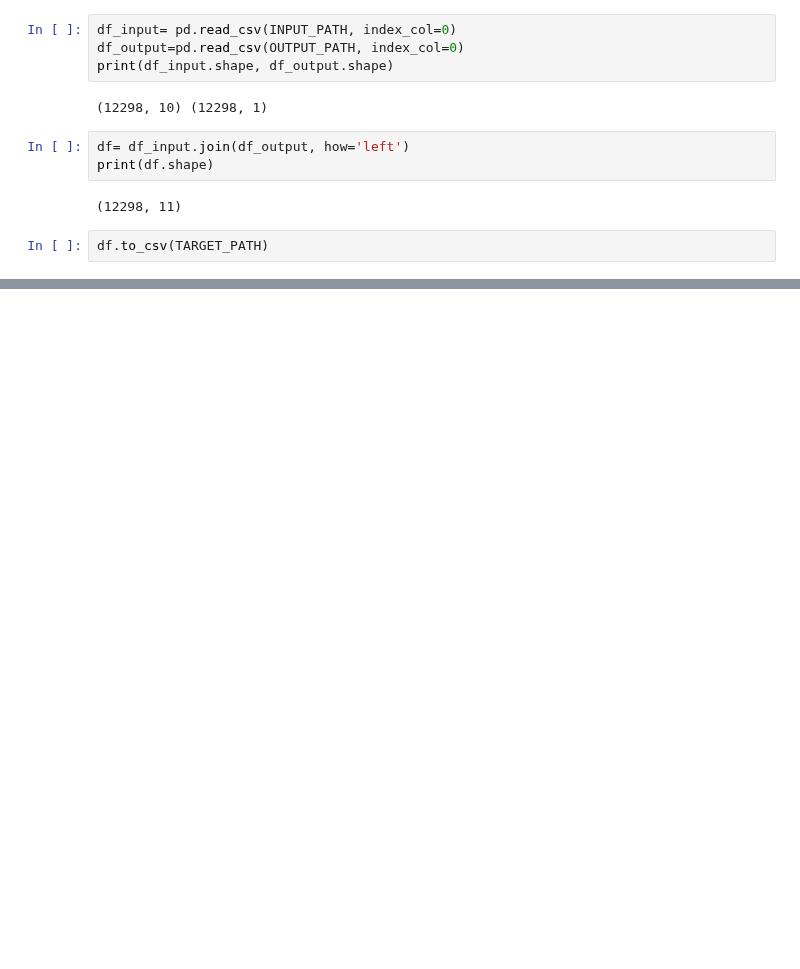
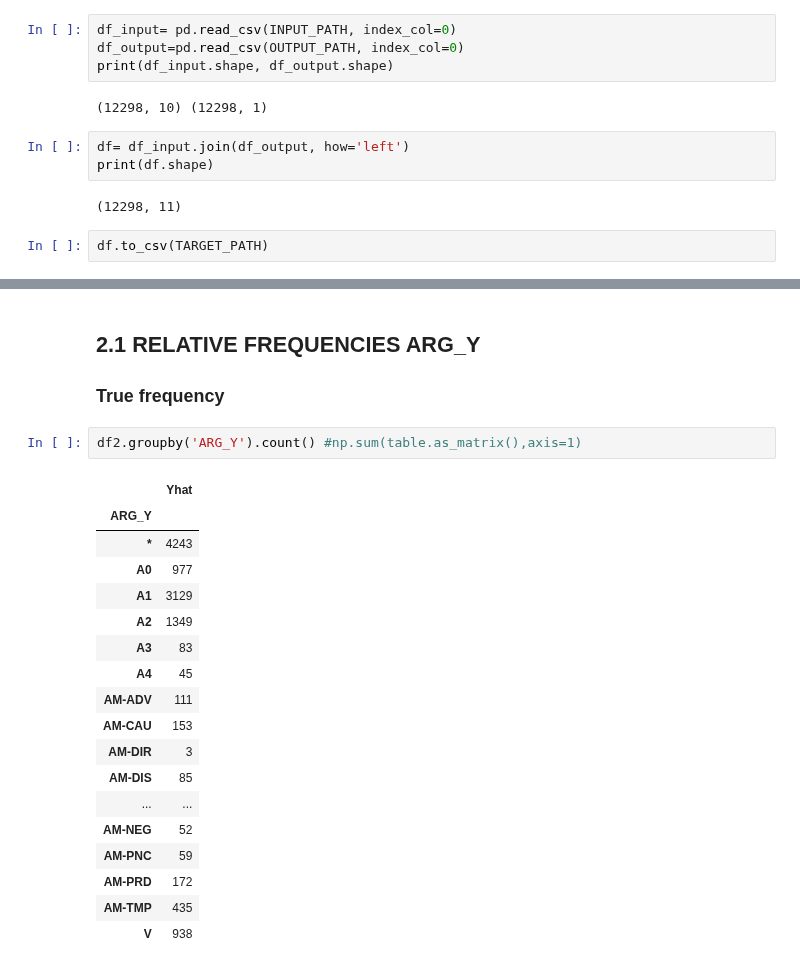
Before and after one commit to guilhermevarela/deep_srlbr, a Jupyter notebook: notebooks/evaluation-metrics.ipynb, the cells around one changed output, grey strips where cells are left out. Drawn from its saved outputs; the diff is of its cells as text; blank space fills up the shorter version.

```diff
--- a/notebooks/evaluation-metrics.ipynb
+++ b/notebooks/evaluation-metrics.ipynb
@@ -45,0 +89,24 @@ df.head()
+# %% [markdown]
+ ## 2.1 RELATIVE FREQUENCIES ARG_Y
+ ### True frequency
+# %%
+df2.groupby('ARG_Y').count() #np.sum(table.as_matrix(),axis=1)
+# %% [output]
+|  | Yhat |
+| ARG_Y |  |
+| * | 4243 |
+| A0 | 977 |
+| A1 | 3129 |
+| A2 | 1349 |
+| A3 | 83 |
+| A4 | 45 |
+| AM-ADV | 111 |
+| AM-CAU | 153 |
+| AM-DIR | 3 |
+| AM-DIS | 85 |
+| ... | ... |
+| AM-NEG | 52 |
+| AM-PNC | 59 |
+| AM-PRD | 172 |
+| AM-TMP | 435 |
+| V | 938 |
```
Also changed, not shown: parts of 14 cells of this notebook, 28 other files.
